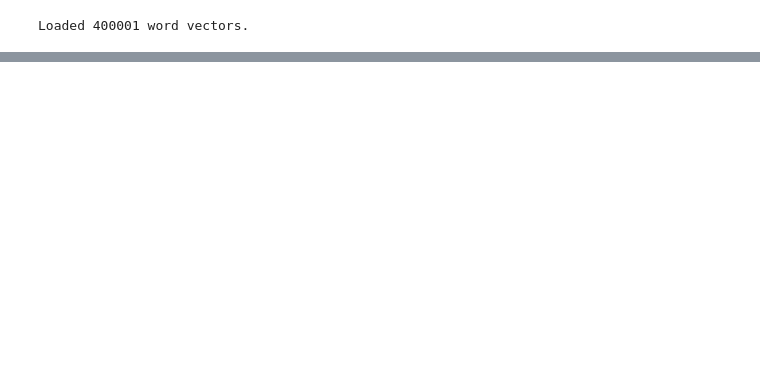
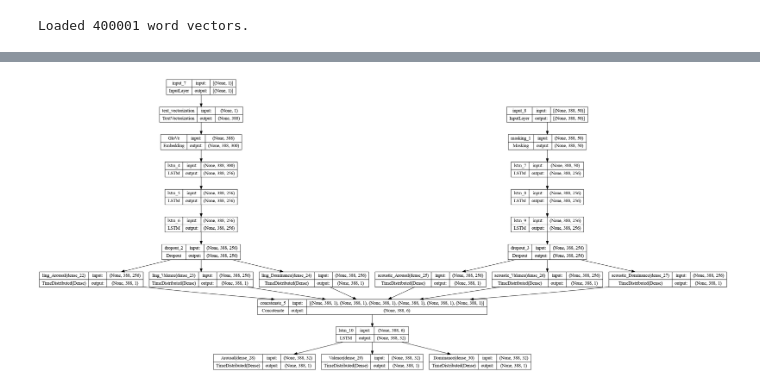
Before and after one commit to eddie8615/ABI_research, a Jupyter notebook: LSTM-RNN.ipynb, the cells around one changed output, grey strips where cells are left out. Cells and saved outputs as stored; diff of their text form; code cells hidden in the pictures; blank space fills up the shorter version.

```diff
--- a/LSTM-RNN.ipynb
+++ b/LSTM-RNN.ipynb
@@ -243,7 +251,7 @@ n_features = 50
 random_seed = 42
 
 epochs = 50
-batch_size = 32
+batch_size = 1
 
 
 def create_model(n_units1=64, n_units2=32):
@@ -261,20 +269,5 @@ def create_model(n_units1=64, n_units2=32):
     rmsprop = RMSprop(lr=0.0001)
     model.compile(optimizer=rmsprop, loss=ccc_loss, metrics=[ccc])
     return model
-#
-# def create_arousal(n_units1=64, n_units2=32, dropout, bidirection=False):
-#     a_input = Input(shape=(time_step, n_features), dtype=float, name='arousal_model_input')
-#     mask = Masking()(a_input)
-#     if bidirection:
-#         a_lstm1 = Bidirectional(LSTM(n_units1, return_sequences=True))(mask)
-#     else:
-#         a_lstm1 = LSTM(n_units1, return_sequences=True)(mask)
-#     a_lstm1 = Dropout(dropout)(a_lstm1)
-#     if bidirection:
-#         a_lstm2 = Bidirectional(LSTM(n_units2, return_sequences=False)(a_lstm1))
-#     else:
-#         a_lstm2 = LSTM(n_units2, return_sequences=False)(a_lstm1)
-#     a_lstm2 = Dropout(dropout)(a_lstm2)
-#     a_dense = Dense(
 # %%
 model = create_model(n_units1=256, n_units2=256)
@@ -506,7 +479,7 @@ sent_len = max(sentence_len)
 print('Max sentence length: %d' % (sent_len))
 text_vec = TextVectorization(max_tokens=vocab_size,
                              pad_to_max_tokens=True,
-                             output_sequence_length=388,
+                             output_sequence_length=seq_len,
                              output_mode='int')
 text_vec.adapt(train_cleaned)
 # %% [output]
@@ -513,0 +499,6 @@ Max sentence length: 395
+# %%
+ling_model = Sequential()
+ling_model.add(Input(shape=(1,), dtype=tf.string))
+ling_model.add(text_vec)
+
+ling_model.predict([train_cleaned[100]])
@@ -575,4 +863,11 @@ def create_bimodal_model(n_units1=64, n_units2=32):
 # %%
-ling_model = create_bimodal_model()
+bimodal = create_bimodal_model(n_units1=512, n_units2=512)
+# print(bimodal.summary())
 
 train_val = pd.concat([train_cleaned, val_cleaned], ignore_index=True)
+
+history = bimodal.fit([train_val, x_combined], y_combined,
+                    epochs=epochs,
+                    batch_size=batch_size,
+                    validation_data=([test_cleaned, x_test_scaled], y_test_dta),
+                    callbacks=[callback])
@@ -579 +892,5 @@ train_val = pd.concat([train_cleaned, val_cleaned], ignore_index=True)
+# %%
+tf.keras.utils.plot_model(bimodal, show_shapes=True)
+# %% [output]
+[figure, added]
 # %%
```
Also changed, not shown: parts of 23 cells of this notebook, 9 other files.
